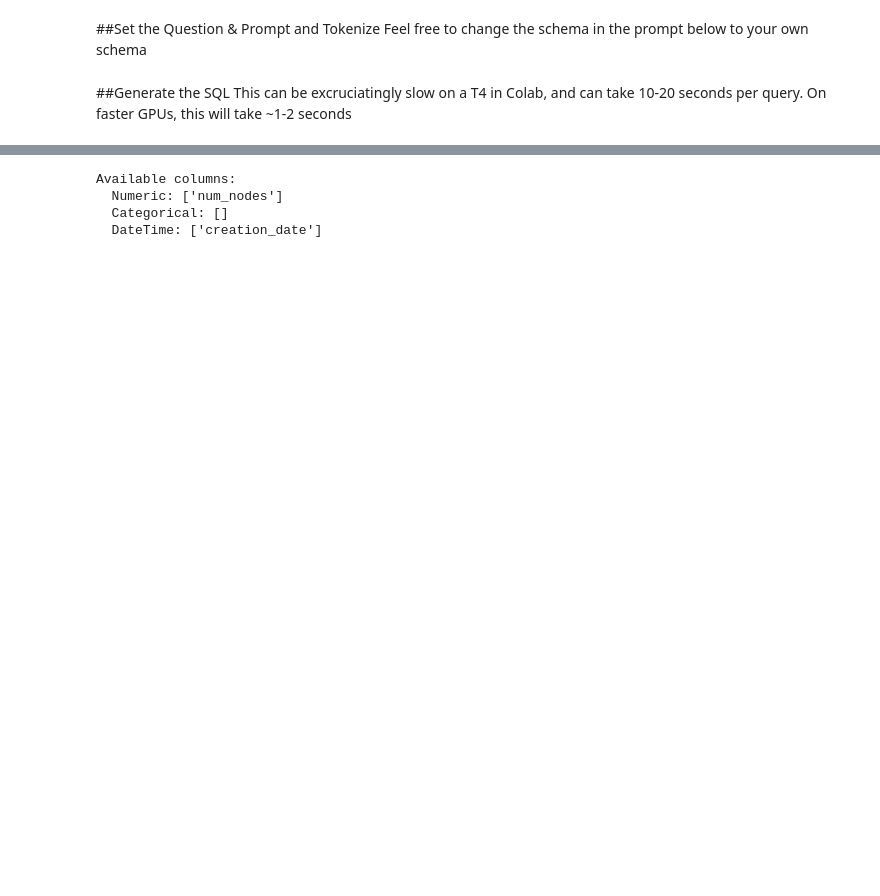
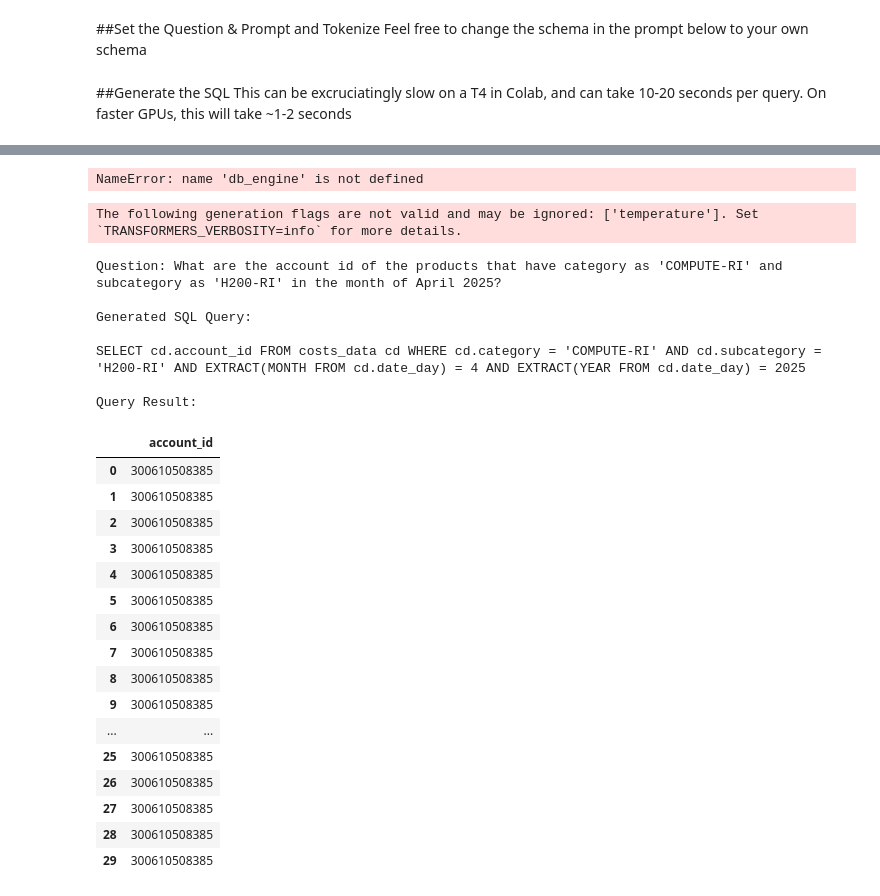
Before and after one commit to AdityaRajIITK/SQLCoder_34B, a Jupyter notebook: defog_sqlcoder_colab.ipynb, the cells around one changed output, grey strips where cells are left out. Cells and saved outputs as stored; diff of their text form; code cells hidden in the pictures; blank space fills up the shorter version.

Commit message:
Updated notebook with integrated query handling system

```diff
--- a/defog_sqlcoder_colab.ipynb
+++ b/defog_sqlcoder_colab.ipynb
@@ -0,0 +1,29 @@
+# %%
+import torch
+from transformers import AutoTokenizer, AutoModelForCausalLM, GenerationConfig
+import os
+
+# Optional: Set smaller chunk size for unstable connections
+os.environ["HF_HUB_DOWNLOAD_CHUNK_SIZE"] = "1048576"
+
+nl_model_name = "deepseek-ai/deepseek-llm-7b-chat"
+
+# With optimized loading parameters
+deepseek_tokenizer = AutoTokenizer.from_pretrained(nl_model_name)
+deepseek_model = AutoModelForCausalLM.from_pretrained(
+    nl_model_name,
+    torch_dtype=torch.bfloat16,
+    device_map="auto",
+    use_safetensors=True,
+    low_cpu_mem_usage=True
+)
+
+deepseek_model.generation_config = GenerationConfig.from_pretrained(nl_model_name)
+deepseek_model.generation_config.pad_token_id = deepseek_model.generation_config.eos_token_id
+
+messages = [{"role": "user", "content": "Who is better messi or ronaldo?"}]
+input_tensor = deepseek_tokenizer.apply_chat_template(messages, add_generation_prompt=True, return_tensors="pt")
+outputs = deepseek_model.generate(input_tensor.to(deepseek_model.device), max_new_tokens=100)
+
+result = deepseek_tokenizer.decode(outputs[0][input_tensor.shape[1]:], skip_special_tokens=True)
+print(result)
@@ -542,18 +313,32 @@ NameError: name 'generate_query' is not defined
-# %%
-sample_sql = """
-SELECT date_trunc('day', n.created_at) AS creation_date, COUNT(*) AS num_nodes
-FROM nodedata n
-WHERE date_part('year', n.created_at) = date_part('year', CURRENT_DATE)
-AND date_part('month', n.created_at) = date_part('month', CURRENT_DATE) - 1
-GROUP BY creation_date
-ORDER BY creation_date NULLS LAST
-LIMIT 10
-"""
-
-sample_data = pd.read_sql_query(sample_sql, db_engine)
-create_visualization_from_nl("Create a bar chart", sample_data)
-# %% [output]
-Available columns:
-  Numeric: ['num_nodes']
-  Categorical: []
-  DateTime: ['creation_date']
+# %%
+query_database("List pods that have not reported metrics in the last 2 hours.", db_engine)
+# %% [output]
+NameError: name 'db_engine' is not defined
+# %%
+query_database("What are the account id of the products that have category as 'COMPUTE-RI' and subcategory as 'H200-RI' in the month of April 2025?", db_engine)
+# %% [output]
+The following generation flags are not valid and may be ignored: ['temperature']. Set `TRANSFORMERS_VERBOSITY=info` for more details.
+Question: What are the account id of the products that have category as 'COMPUTE-RI' and subcategory as 'H200-RI' in the month of April 2025?
+
+Generated SQL Query:
+
+SELECT cd.account_id FROM costs_data cd WHERE cd.category = 'COMPUTE-RI' AND cd.subcategory = 'H200-RI' AND EXTRACT(MONTH FROM cd.date_day) = 4 AND EXTRACT(YEAR FROM cd.date_day) = 2025
+
+Query Result:
+|  | account_id |
+| 0 | 300610508385 |
+| 1 | 300610508385 |
+| 2 | 300610508385 |
+| 3 | 300610508385 |
+| 4 | 300610508385 |
+| 5 | 300610508385 |
+| 6 | 300610508385 |
+| 7 | 300610508385 |
+| 8 | 300610508385 |
+| 9 | 300610508385 |
+| ... | ... |
+| 25 | 300610508385 |
+| 26 | 300610508385 |
+| 27 | 300610508385 |
+| 28 | 300610508385 |
+| 29 | 300610508385 |
```
Also changed, not shown: parts of 12 cells of this notebook, 2 other files.
